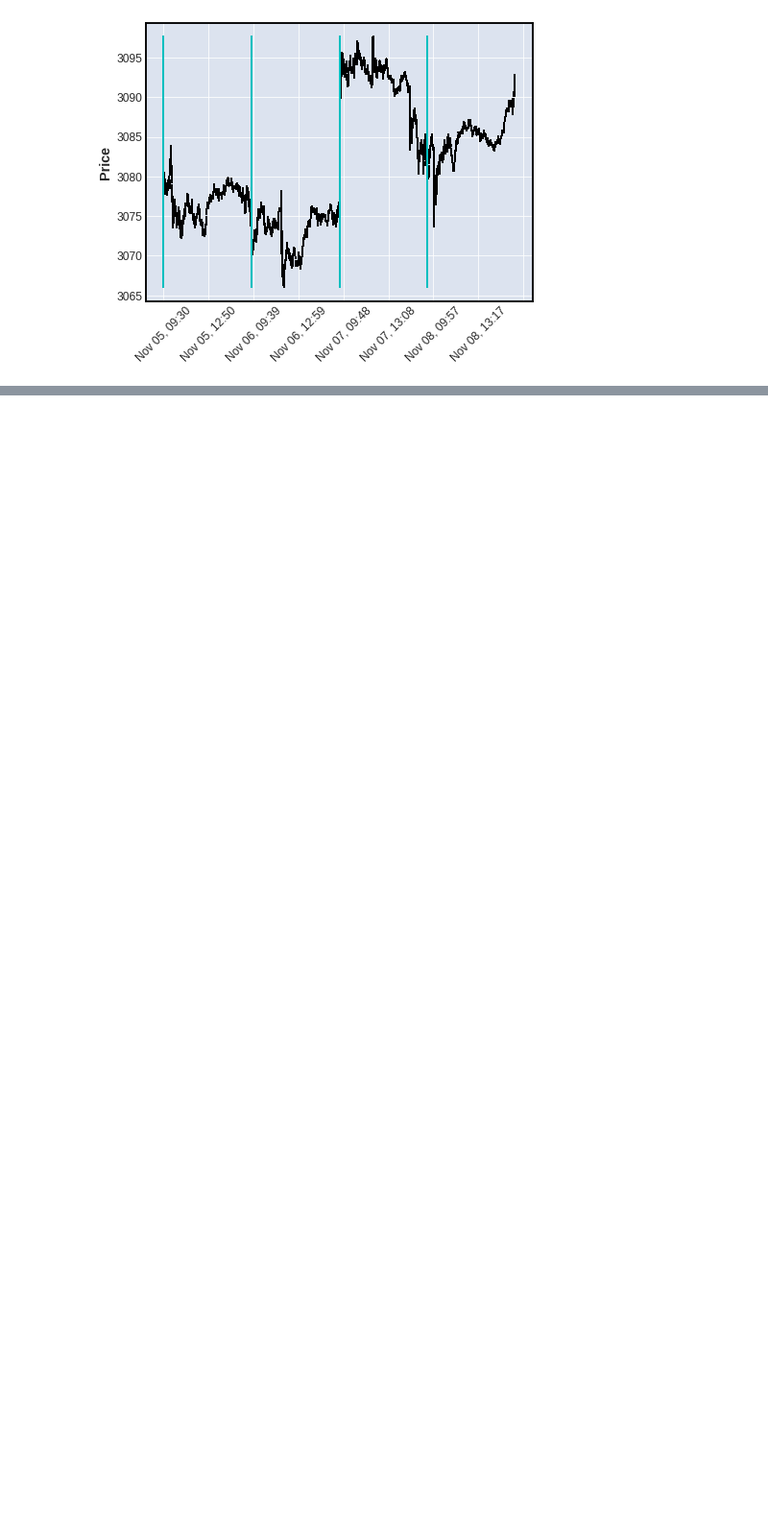
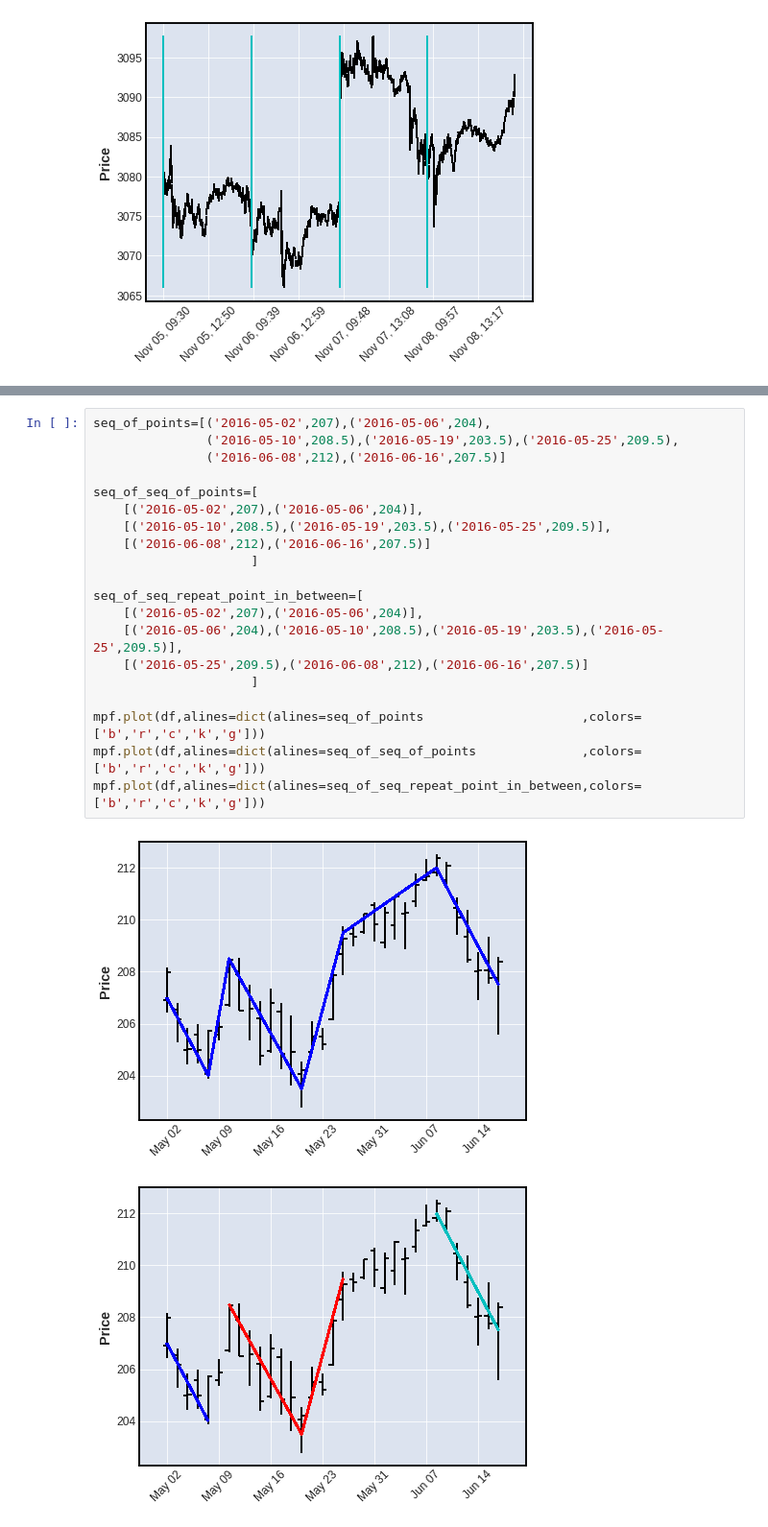
Before and after one commit to matplotlib/mplfinance, a Jupyter notebook: examples/using_lines.ipynb, the cells around one changed output, grey strips where cells are left out. Shown at 96% size. Saved outputs shown, nothing was run; the diff lists cells and outputs as text; blank space fills up the shorter version.

```diff
--- a/examples/using_lines.ipynb
+++ b/examples/using_lines.ipynb
@@ -117,0 +174,23 @@ mpf.plot(idf,vlines=dict(vlines=vls,colors='c'))                # one color for
+# %%
+seq_of_points=[('2016-05-02',207),('2016-05-06',204),
+               ('2016-05-10',208.5),('2016-05-19',203.5),('2016-05-25',209.5),
+               ('2016-06-08',212),('2016-06-16',207.5)]
+
+seq_of_seq_of_points=[
+    [('2016-05-02',207),('2016-05-06',204)],
+    [('2016-05-10',208.5),('2016-05-19',203.5),('2016-05-25',209.5)],
+    [('2016-06-08',212),('2016-06-16',207.5)]
+                     ]
+
+seq_of_seq_repeat_point_in_between=[
+    [('2016-05-02',207),('2016-05-06',204)],
+    [('2016-05-06',204),('2016-05-10',208.5),('2016-05-19',203.5),('2016-05-25',209.5)],
+    [('2016-05-25',209.5),('2016-06-08',212),('2016-06-16',207.5)]
+                     ]
+
+mpf.plot(df,alines=dict(alines=seq_of_points                     ,colors=['b','r','c','k','g']))
+mpf.plot(df,alines=dict(alines=seq_of_seq_of_points              ,colors=['b','r','c','k','g']))
+mpf.plot(df,alines=dict(alines=seq_of_seq_repeat_point_in_between,colors=['b','r','c','k','g']))
+# %% [output]
+[figure, added]
+[figure, added]
```
Also changed, not shown: parts of 27 cells of this notebook, 2 other files.
